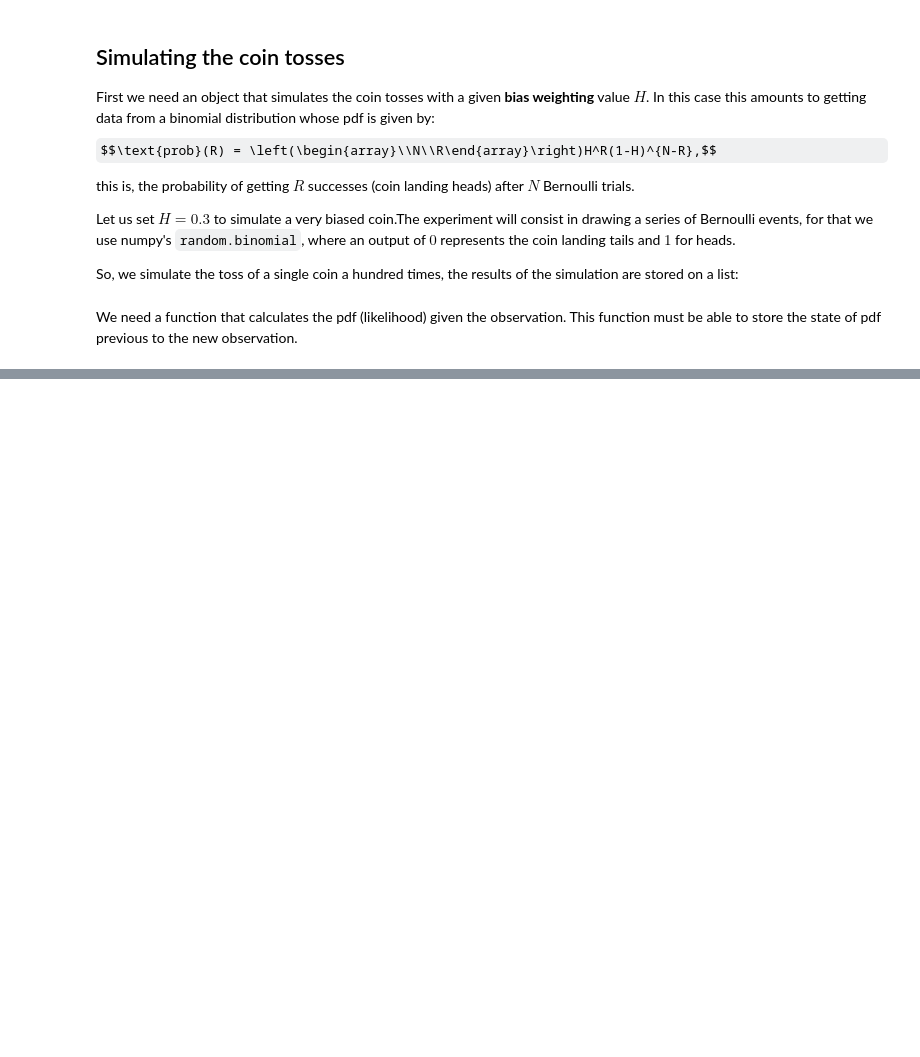
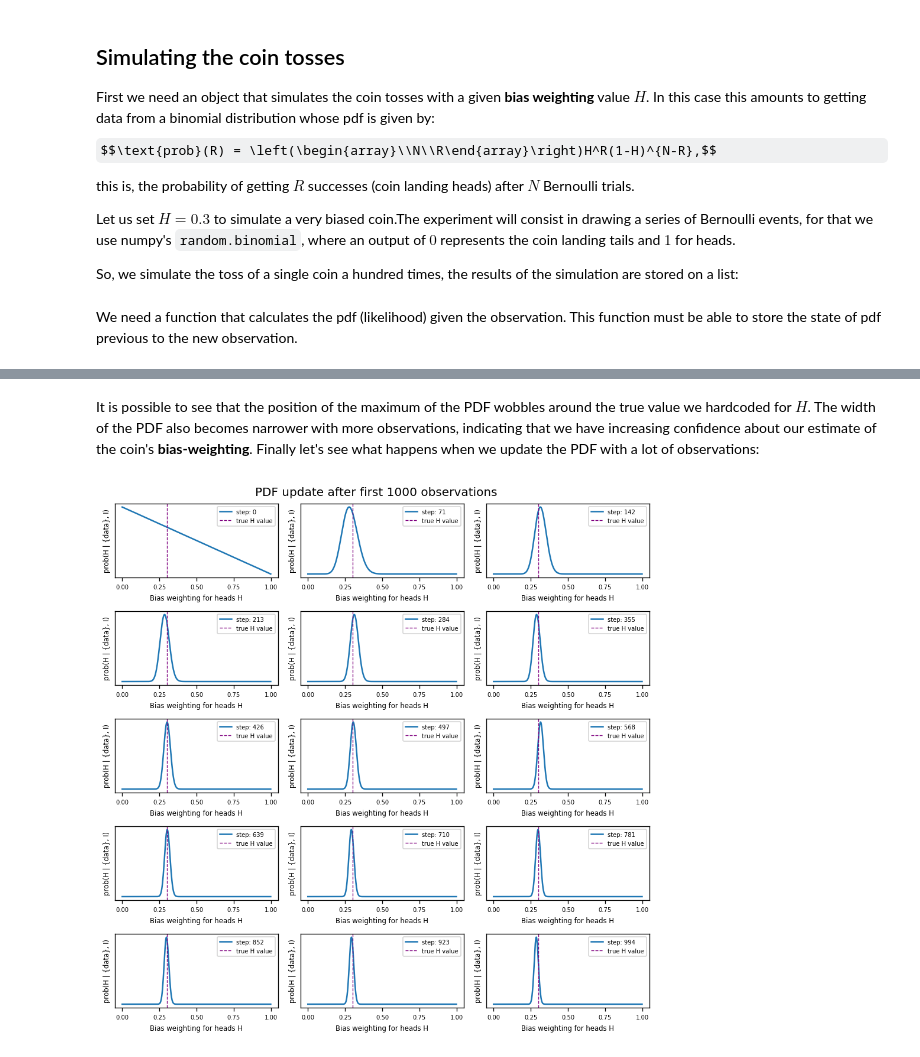
Before and after one commit to pibieta/ML-course, a Jupyter notebook: PR_and_ML/1B - Parameter Estimation 1.ipynb, the cells around one changed output, grey strips where cells are left out. Saved outputs shown, nothing was run; the diff lists cells and outputs as text; code cells hidden in the pictures; some formulas as TeX source; blank space fills up the shorter version.

```diff
--- a/PR_and_ML/1B - Parameter Estimation 1.ipynb
+++ b/PR_and_ML/1B - Parameter Estimation 1.ipynb
@@ -159,0 +194,31 @@ I think I know how to do this! First of all, for each event in the experiment yo
+# %% [markdown]
+It is possible to see that the position of the maximum of the PDF wobbles around the true value we hardcoded for $H$. The width of the PDF also becomes narrower with more observations, indicating that we have increasing confidence about our estimate of the coin's **bias-weighting**.
+Finally let's see what happens when we update the PDF with a lot of observations:
+# %%
+pdf = BinomialPDF()
+n_steps = 1000
+plot_step = int(n_steps / 14)
+fig, ax = plt.subplots(5,3, dpi = 120, figsize = (8,8))
+i, j = 0, 0
+for datum, n in zip(experiment[:n_steps], np.arange(len(experiment[:n_steps]))):
+    pdf.update(datum)
+    if n % plot_step == 0:
+        ax[i][j].plot(*pdf.generate_pdf_points(), label = f'step: {n}')
+        ax[i][j].axvline(x = H, lw = 0.8, linestyle = '--', color = 'purple', label = 'true H value')
+        ax[i][j].legend(loc = 'best', fontsize = 6)
+        ax[i][j].set_xlabel('Bias weighting for heads H', fontsize = 7)
+        ax[i][j].set_ylabel('prob(H | {data}, I)', fontsize = 7)
+        for tick in ax[i][j].xaxis.get_major_ticks():
+                tick.label.set_fontsize(6)
+        ax[i][j].set_yticks([], [])
+
+        # Now change the indices for the next plot
+        j = (j + 1)%3
+        if j % 3 == 0:
+            i = (i + 1)%5
+
+fig.suptitle(f'PDF update after first {n_steps} observations')
+fig.tight_layout()
+fig.subplots_adjust(top=0.95)
+# %% [output]
+[figure, added]
```
Also changed, not shown: parts of 13 cells of this notebook.
